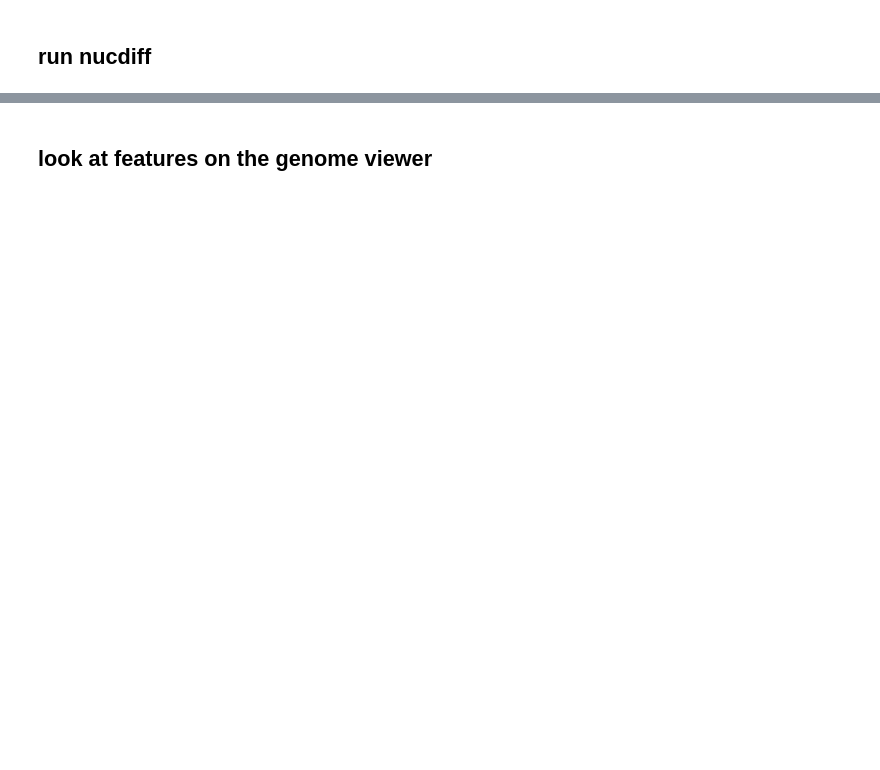
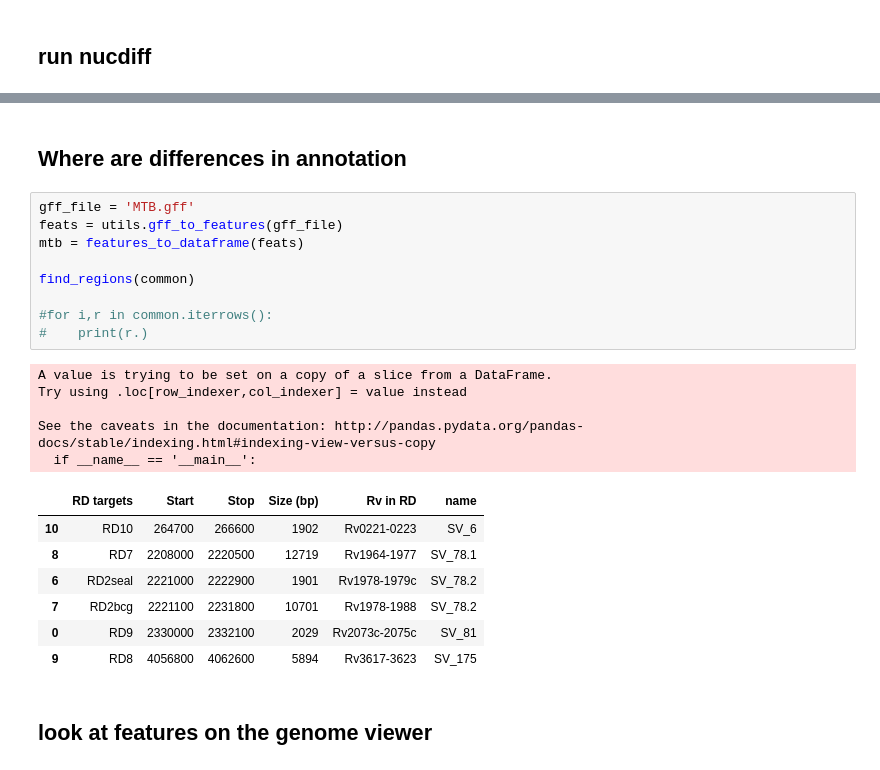
Before and after one commit to Matt-McElheron/Orygis_project, a Jupyter notebook: damien_analysis.ipynb, the cells around one changed output, grey strips where cells are left out. Drawn from its saved outputs; the diff is of its cells as text; blank space fills up the shorter version.

```diff
--- a/damien_analysis.ipynb
+++ b/damien_analysis.ipynb
@@ -152,3 +121,27 @@ get_common(mbovis_df,oryg_df)
+# %% [markdown]
+## Where are differences in annotation
+# %%
+gff_file = 'MTB.gff'
+feats = utils.gff_to_features(gff_file)
+mtb = features_to_dataframe(feats)
+
+find_regions(common)
+
+#for i,r in common.iterrows():
+#    print(r.)
+# %% [output]
+A value is trying to be set on a copy of a slice from a DataFrame.
+Try using .loc[row_indexer,col_indexer] = value instead
+
+See the caveats in the documentation: http://pandas.pydata.org/pandas-docs/stable/indexing.html#indexing-view-versus-copy
+  if __name__ == '__main__':
+|  | RD targets | Start | Stop | Size (bp) | Rv in RD | name |
+| 10 | RD10 | 264700 | 266600 | 1902 | Rv0221-0223 | SV_6 |
+| 8 | RD7 | 2208000 | 2220500 | 12719 | Rv1964-1977 | SV_78.1 |
+| 6 | RD2seal | 2221000 | 2222900 | 1901 | Rv1978-1979c | SV_78.2 |
+| 7 | RD2bcg | 2221100 | 2231800 | 10701 | Rv1978-1988 | SV_78.2 |
+| 0 | RD9 | 2330000 | 2332100 | 2029 | Rv2073c-2075c | SV_81 |
+| 9 | RD8 | 4056800 | 4062600 | 5894 | Rv3617-3623 | SV_175 |
 # %% [markdown]
 ## look at features on the genome viewer
 # %%
```
Also changed, not shown: parts of 12 cells of this notebook, 2 other files.
